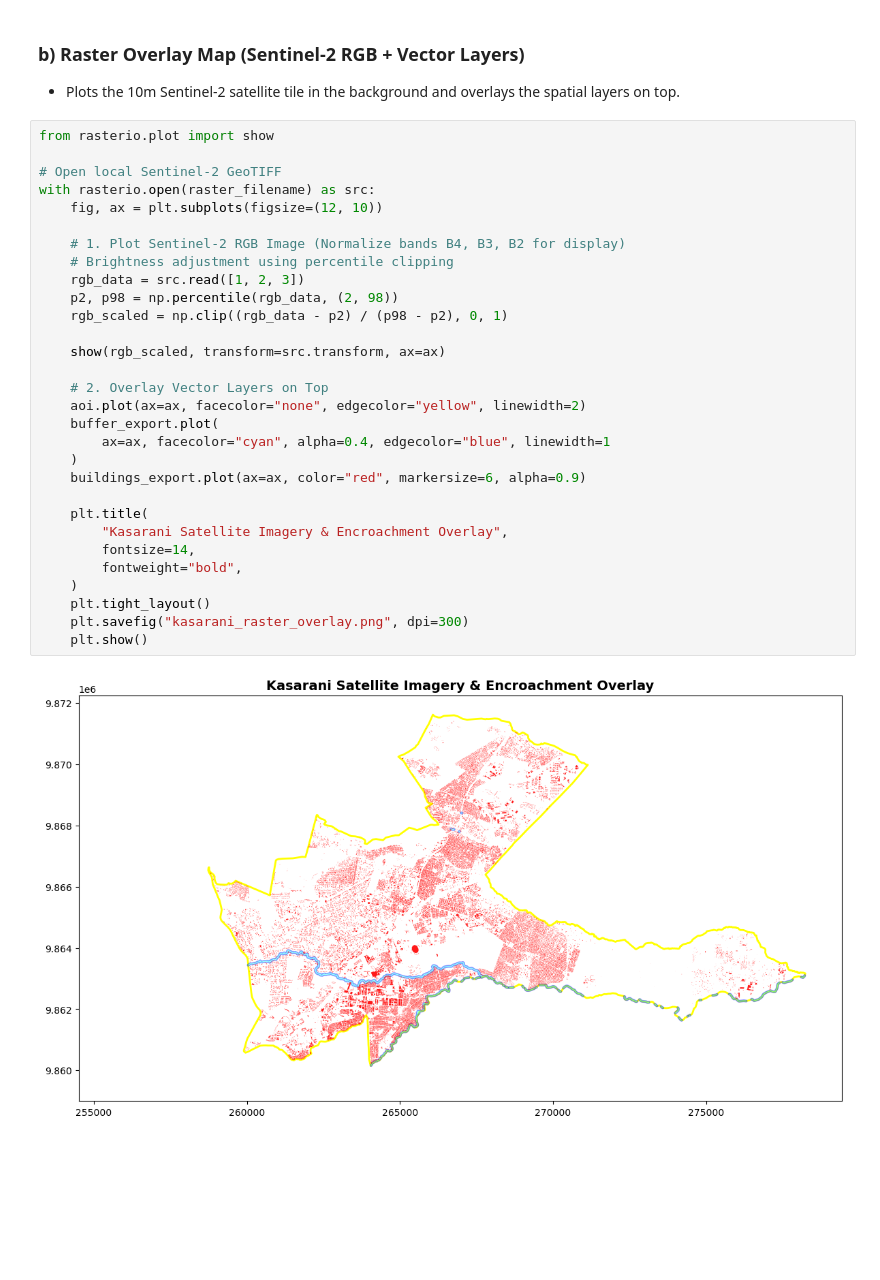
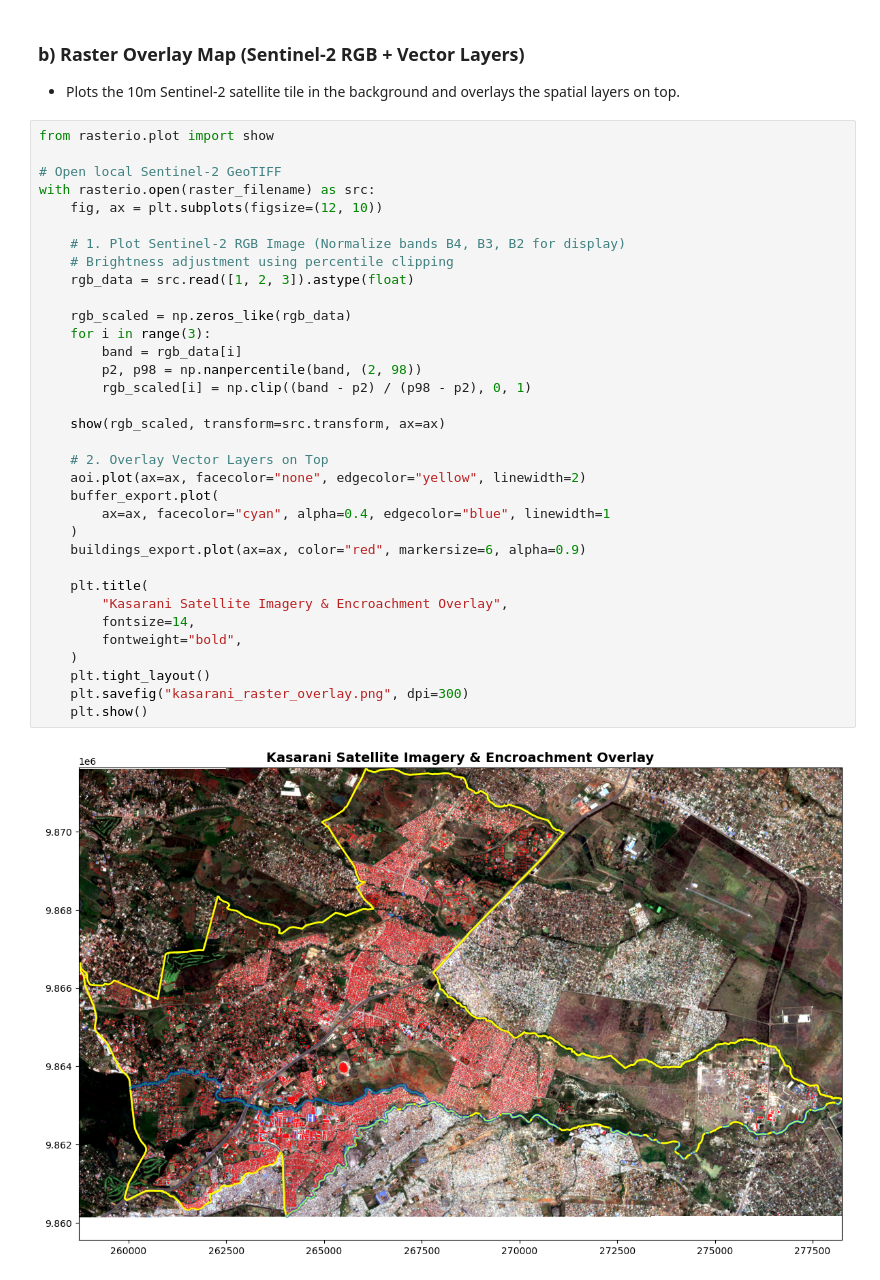
Before and after one commit to mwaikelvin2k-creator/Reparian_enchroachment_Detector, a Jupyter notebook: Preprocessing/Cleaning.ipynb, the cells around one changed output. Cells and saved outputs as stored; diff of their text form; blank space fills up the shorter version.

Commit message:
Fix washed-out satellite tile render by stretching RGB bands independently

```diff
--- a/Preprocessing/Cleaning.ipynb
+++ b/Preprocessing/Cleaning.ipynb
@@ -372,32 +369,36 @@ and overlays the spatial layers on top.
 # %%
 from rasterio.plot import show
 
 # Open local Sentinel-2 GeoTIFF
 with rasterio.open(raster_filename) as src:
     fig, ax = plt.subplots(figsize=(12, 10))
 
     # 1. Plot Sentinel-2 RGB Image (Normalize bands B4, B3, B2 for display)
     # Brightness adjustment using percentile clipping
-    rgb_data = src.read([1, 2, 3])
-    p2, p98 = np.percentile(rgb_data, (2, 98))
-    rgb_scaled = np.clip((rgb_data - p2) / (p98 - p2), 0, 1)
+    rgb_data = src.read([1, 2, 3]).astype(float)
+
+    rgb_scaled = np.zeros_like(rgb_data)
+    for i in range(3):
+        band = rgb_data[i]
+        p2, p98 = np.nanpercentile(band, (2, 98))
+        rgb_scaled[i] = np.clip((band - p2) / (p98 - p2), 0, 1)
 
     show(rgb_scaled, transform=src.transform, ax=ax)
 
     # 2. Overlay Vector Layers on Top
     aoi.plot(ax=ax, facecolor="none", edgecolor="yellow", linewidth=2)
     buffer_export.plot(
         ax=ax, facecolor="cyan", alpha=0.4, edgecolor="blue", linewidth=1
     )
     buildings_export.plot(ax=ax, color="red", markersize=6, alpha=0.9)
 
     plt.title(
         "Kasarani Satellite Imagery & Encroachment Overlay",
         fontsize=14,
         fontweight="bold",
     )
     plt.tight_layout()
     plt.savefig("kasarani_raster_overlay.png", dpi=300)
     plt.show()
 # %% [output]
-[figure, old version]
+[figure, new version]
```
Also changed, not shown: parts of 3 cells of this notebook, 5 other files.
